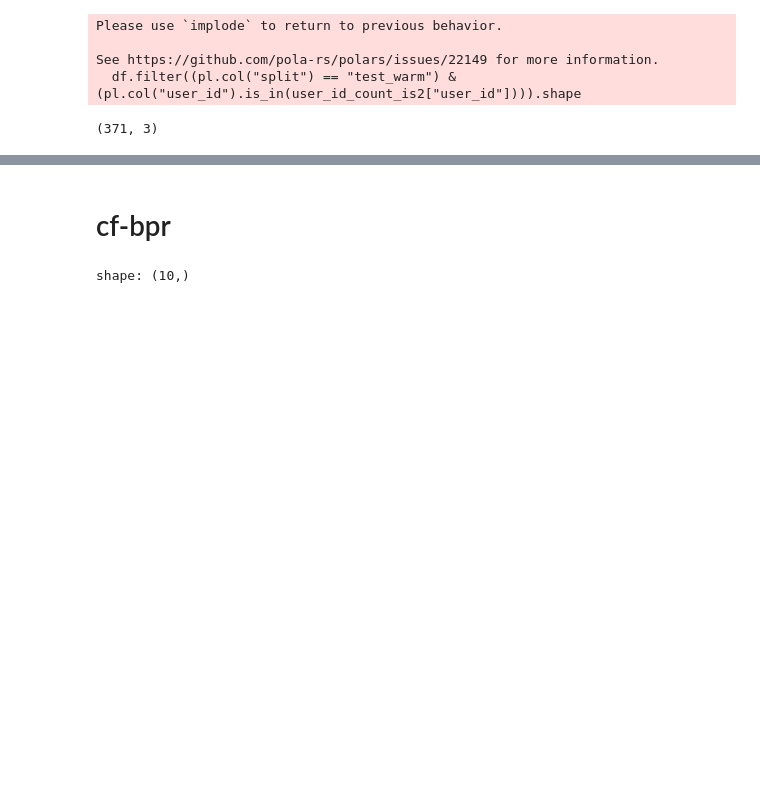
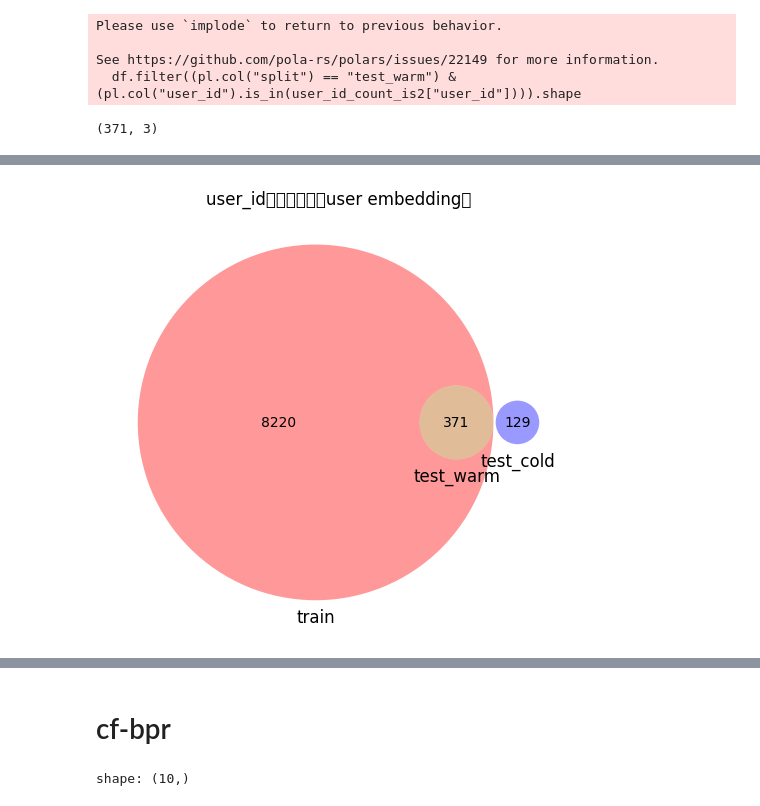
Before and after one commit to NaganagaKen/music-crs-evaluator, a Jupyter notebook: notebook/EDA_user_embedding.ipynb, the cells around one changed output, grey strips where cells are left out. Cells and saved outputs as stored; diff of their text form; code cells hidden in the pictures; blank space fills up the shorter version.

```diff
--- a/notebook/EDA_user_embedding.ipynb
+++ b/notebook/EDA_user_embedding.ipynb
@@ -103,0 +107,15 @@ shape: (5, 3)
+# %%
+set_train = set(df.filter(pl.col("split") == "train")["user_id"])
+set_test_warm = set(df.filter(pl.col("split") == "test_warm")["user_id"])
+set_test_cold = set(df.filter(pl.col("split") == "test_cold")["user_id"])
+
+plt.figure(figsize=(6, 6))
+venn3 = matplotlib_venn.venn3(
+    [set_train, set_test_warm, set_test_cold],
+    set_labels=["train", "test_warm", "test_cold"]
+)
+
+plt.title("user_idの包含関係（user embedding）")
+plt.show()
+# %% [output]
+[figure, added]
```
Also changed, not shown: parts of 15 cells of this notebook.
